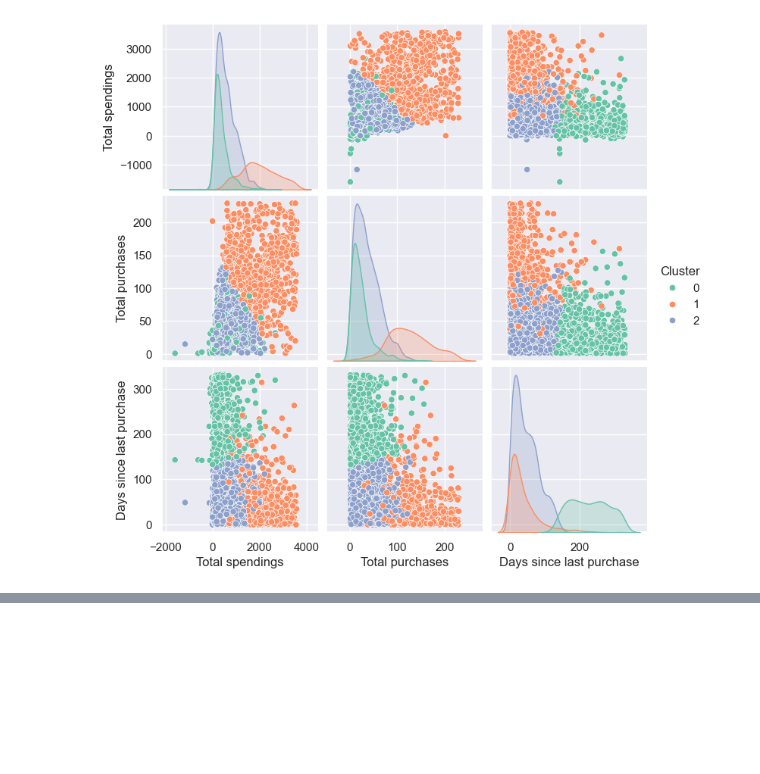
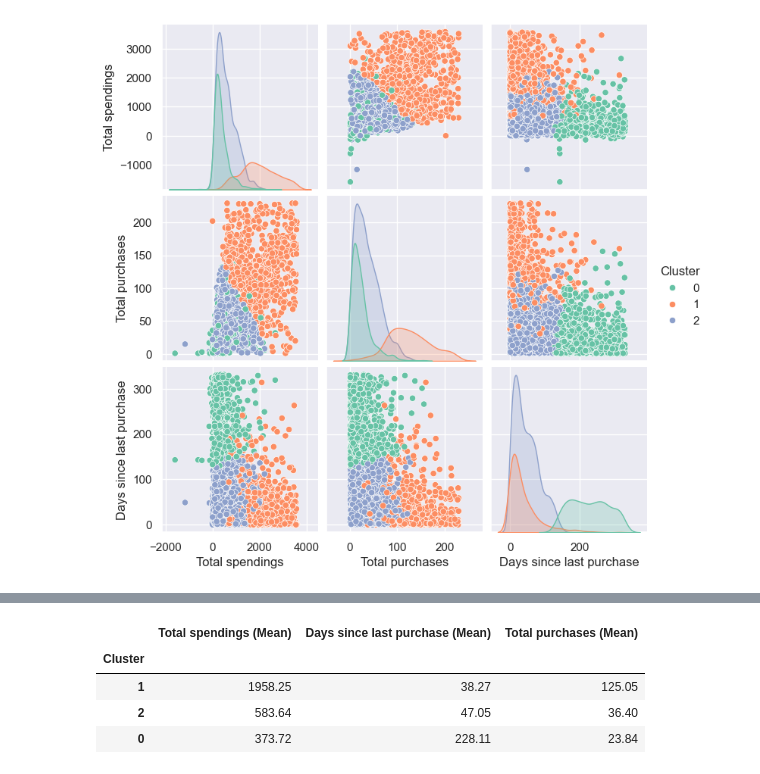
Before and after one commit to MarekFilo/Customer-segmentation, a Jupyter notebook: main.ipynb, the cells around one changed output, grey strips where cells are left out. Saved outputs shown, nothing was run; the diff lists cells and outputs as text; code cells hidden in the pictures; blank space fills up the shorter version.

```diff
--- a/main.ipynb
+++ b/main.ipynb
@@ -70,0 +87,2 @@ dtype: int64
+# %%
+df = df.dropna(subset="CustomerID")
@@ -71,6 +93,4 @@ dtype: int64
 # %%
-df["InvoiceDate"] = pd.to_datetime(df["InvoiceDate"])
-
 df["Total spendings"] = df["Quantity"] * df["UnitPrice"]
 # %%
 df.drop(columns=["Quantity", "UnitPrice"], inplace=True)
@@ -77,6 +99,6 @@ df.drop(columns=["Quantity", "UnitPrice"], inplace=True)
 # %%
-retail_by_customer = df.groupby("CustomerID")["Total spendings"].sum().reset_index()
-retail_by_customer.sort_values("Total spendings", ascending=False)
+spendings_by_customer = df.groupby("CustomerID")["Total spendings"].sum().reset_index()
+spendings_by_customer.sort_values("Total spendings", ascending=False)
 # %% [output]
 |  | CustomerID | Total spendings |
 | 1703 | 14646.0 | 279489.02 |
@@ -137,7 +168,7 @@ customer_last_purchase_df.sort_values("Days since last purchase", ascending=True
 # %%
-customer_df = retail_by_customer.merge(NO_purchases_by_customer, on="CustomerID").merge(
-    customer_last_purchase_df, on="CustomerID"
-)
+customer_df = spendings_by_customer.merge(
+    NO_purchases_by_customer, on="CustomerID"
+).merge(customer_last_purchase_df, on="CustomerID")
 customer_df.sort_values("Total purchases", ascending=False)
 # %% [output]
 |  | CustomerID | Total spendings | Total purchases | Days since last purchase |
@@ -362,2 +451,24 @@ plt.show()
 # %% [markdown]
 ![Static Plot](plots/static_plot.png)
+# %%
+cluster_avg = (
+    customer_df_wo_outliers.groupby("Cluster")
+    .agg(
+        {
+            "Total spendings": "mean",
+            "Days since last purchase": "mean",
+            "Total purchases": "mean",
+        }
+    )
+    .sort_values("Total spendings", ascending=False)
+    .map("{:.2f}".format)
+)
+
+cluster_avg.columns = [f"{col} (Mean)" for col in cluster_avg.columns]
+cluster_avg
+# %% [output]
+|  | Total spendings (Mean) | Days since last purchase (Mean) | Total purchases (Mean) |
+| Cluster |  |  |  |
+| 1 | 1958.25 | 38.27 | 125.05 |
+| 2 | 583.64 | 47.05 | 36.40 |
+| 0 | 373.72 | 228.11 | 23.84 |
```
Also changed, not shown: parts of 28 cells of this notebook.
